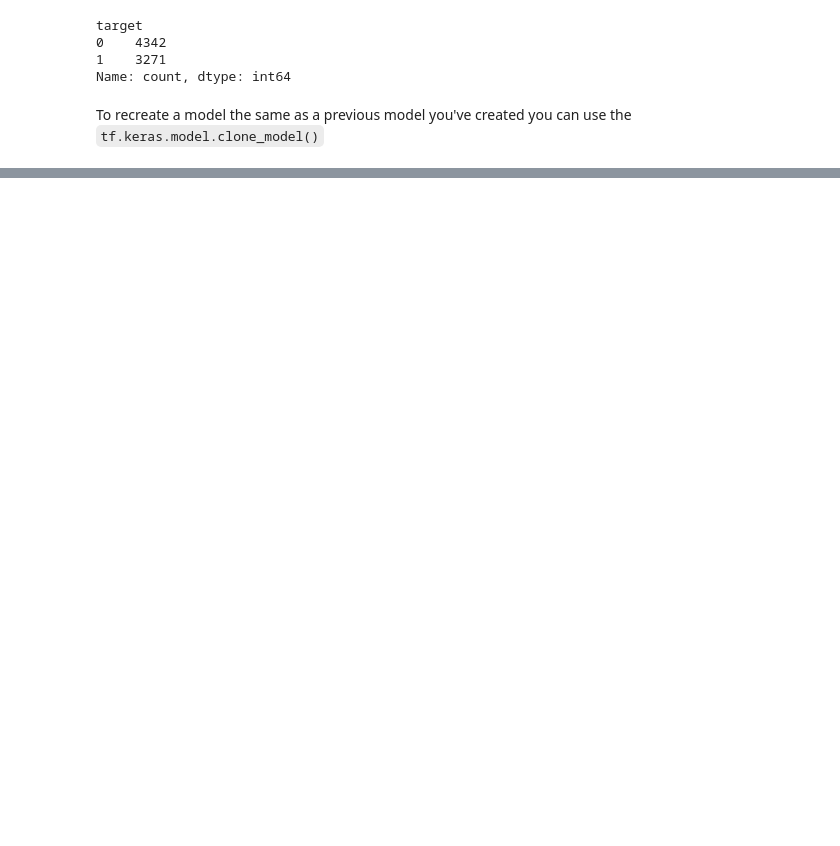
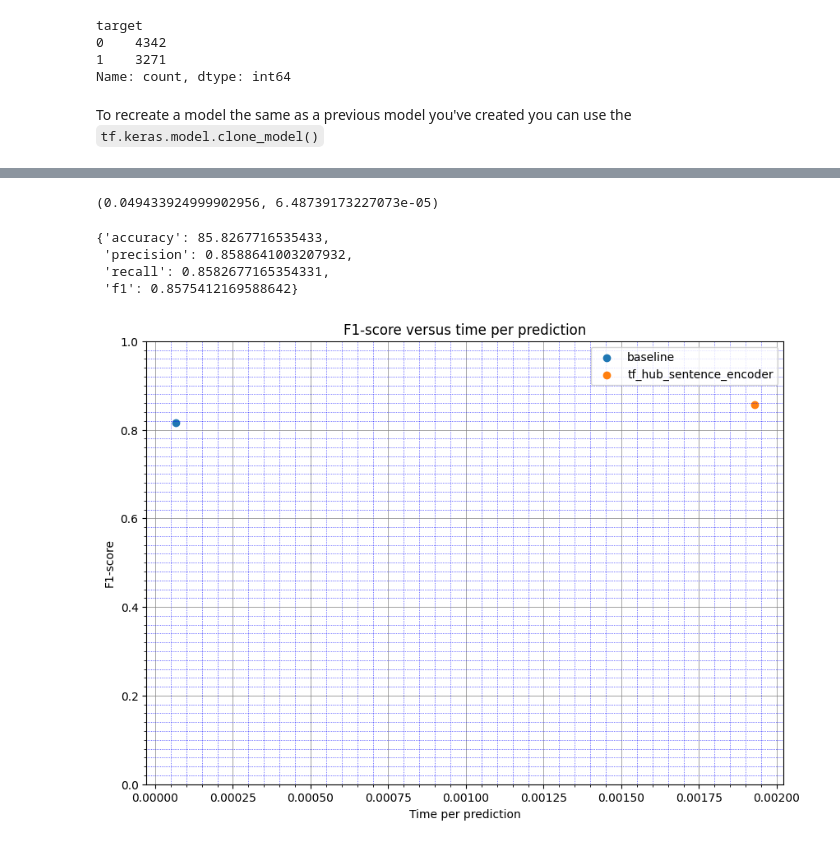
Before and after one commit to czhurdlespeed/TFDevCert, a Jupyter notebook: TFCert_Practice/08_introduction_to_nlp_in_tensorflow.ipynb, the cells around one changed output, grey strips where cells are left out. Cells and saved outputs as stored; diff of their text form; code cells hidden in the pictures; blank space fills up the shorter version.

```diff
--- a/TFCert_Practice/08_introduction_to_nlp_in_tensorflow.ipynb
+++ b/TFCert_Practice/08_introduction_to_nlp_in_tensorflow.ipynb
@@ -1269,0 +1415,3 @@ model_7_results
+# %%
+model_6_pretrained_pred_probs = model_6_pretrained.predict(validation_sentences)
+model_6_pretrained_preds = tf.squeeze(tf.round(model_6_pretrained_pred_probs))
@@ -1269,0 +1596,4 @@ model_7_results
+# %%
+model_6_total_pred_time, model_6_time_per_pred = pred_timer(model=model_6_pretrained,
+                                                            samples = validation_sentences)
+model_6_total_pred_time, model_6_time_per_pred
@@ -1269,0 +1603,39 @@ model_7_results
+# %%
+baseline_total_pred_time, baseline_time_per_pred = pred_timer(model_0, validation_sentences)
+baseline_total_pred_time, baseline_time_per_pred
+# %% [output]
+(0.049433924999902956, 6.48739173227073e-05)
+# %%
+model_6_pretrained_results = calculate_results(val_labels, model_6_pretrained_preds)
+model_6_pretrained_results
+# %% [output]
+{'accuracy': 85.8267716535433,
+ 'precision': 0.8588641003207932,
+ 'recall': 0.8582677165354331,
+ 'f1': 0.8575412169588642}
+# %%
+import matplotlib.pyplot as plt
+from matplotlib.ticker import AutoMinorLocator
+plt.figure(figsize=(10,7))
+plt.scatter(baseline_time_per_pred, baseline_results["f1"], label="baseline")
+plt.scatter(model_6_time_per_pred, model_6_pretrained_results["f1"], label="tf_hub_sentence_encoder")
+plt.legend()
+plt.title("F1-score versus time per prediction")
+plt.xlabel("Time per prediction")
+plt.ylabel("F1-score")
+plt.ylim((0,1))
+plt.grid(True, which='major', color='gray', linestyle='-', linewidth=0.5)
+
+# Enable minor ticks
+plt.minorticks_on()
+
+# Set minor tick locator for x-axis and y-axis
+# Example: 4 minor intervals within each major interval on the x-axis
+plt.gca().xaxis.set_minor_locator(AutoMinorLocator(5))
+# Example: 5 minor intervals within each major interval on the y-axis
+plt.gca().yaxis.set_minor_locator(AutoMinorLocator(10))
+
+# Customize minor gridlines
+plt.grid(which='minor', color='blue', linestyle=':', linewidth=0.5)
+# %% [output]
+[figure, added]
```
Also changed, not shown: parts of 95 cells of this notebook.
